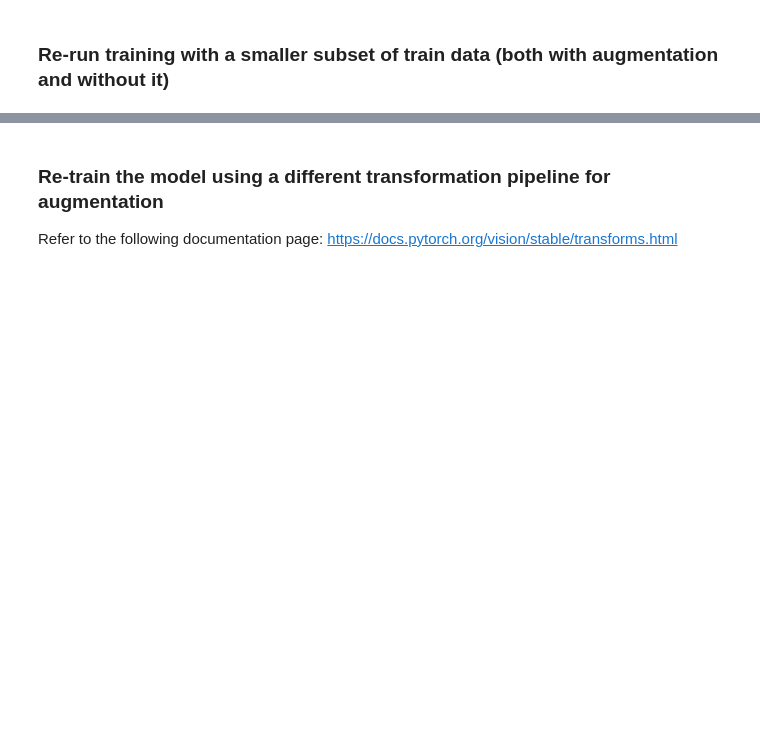
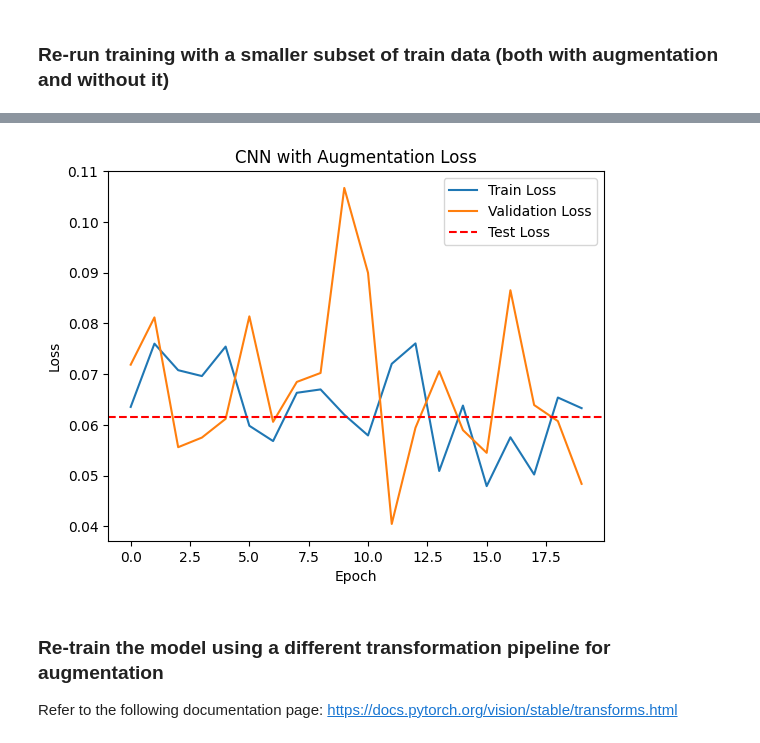
Before and after one commit to HiramZ04/computational-intelligence-class, a Jupyter notebook: 6.augmentationHiram.ipynb, the cells around one changed output, grey strips where cells are left out. Drawn from its saved outputs; the diff is of its cells as text; code cells hidden in the pictures; blank space fills up the shorter version.

```diff
--- a/6.augmentationHiram.ipynb
+++ b/6.augmentationHiram.ipynb
@@ -428,3 +481,23 @@ Pero al hacer data augmentation y tener mas imagenes diversas y un subset mayor
+# %%
+epochs = 20
+loss_function = nn.CrossEntropyLoss()
+optimizer = Adam(model_cnn_aug.parameters())
+
+cnn_aug_res = train_aug(model_cnn_aug, train_loadersmall, val_loadersmall, loss_function, optimizer, epochs, random_transforms)
+# %%
+cnn_aug_test_loss, cnn_aug_test_acc = test(model_cnn_aug, test_loadersmall, loss_function)
+# %%
+plt.plot(cnn_aug_res['train_loss'], label='Train Loss')
+plt.plot(cnn_aug_res['val_loss'], label='Validation Loss')
+plt.axhline(cnn_aug_test_loss, label='Test Loss', linestyle='--', color='r')
+plt.legend()
+plt.title('CNN with Augmentation Loss')
+plt.xlabel('Epoch')
+plt.ylabel('Loss')
+plt.legend()
+plt.show()
+# %% [output]
+[figure, added]
 # %% [markdown]
 ### Re-train the model using a different transformation pipeline for augmentation
 
```
Also changed, not shown: parts of 16 cells of this notebook.
